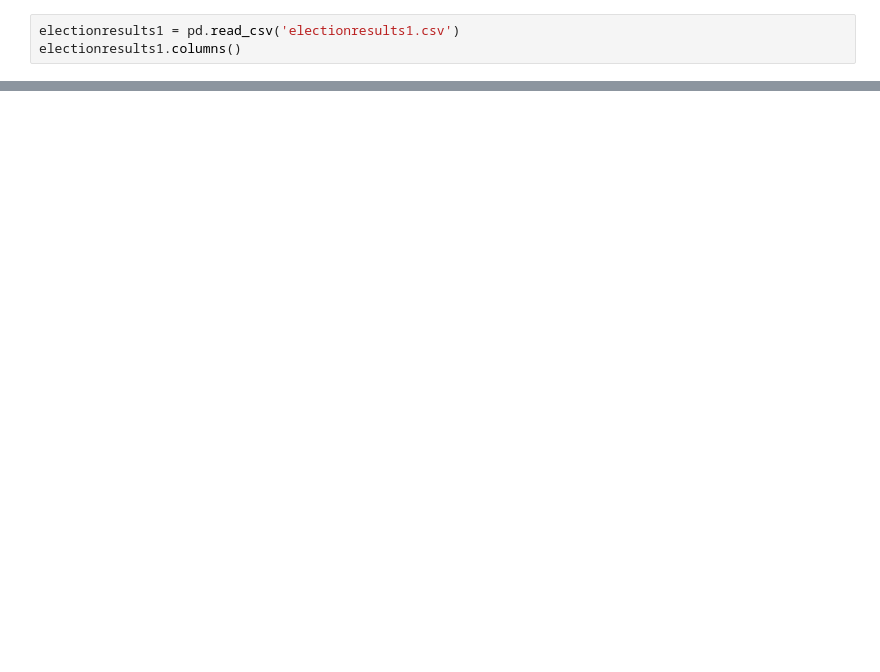
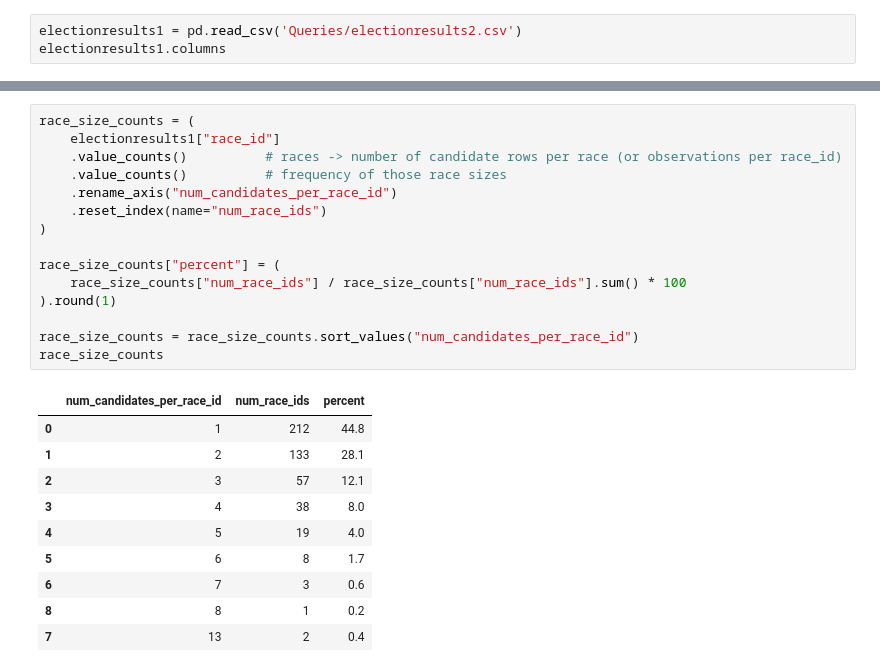
Before and after one commit to myschne/GoodParty, a Jupyter notebook: datacleaning.ipynb, the cells around one changed output, grey strips where cells are left out. Saved outputs shown, nothing was run; the diff lists cells and outputs as text; blank space fills up the shorter version.

```diff
--- a/datacleaning.ipynb
+++ b/datacleaning.ipynb
@@ -3,4 +6,4 @@ import pandas as pd
 # %%
-electionresults1 = pd.read_csv('electionresults1.csv')
-electionresults1.columns()
+electionresults1 = pd.read_csv('Queries/electionresults2.csv')
+electionresults1.columns
 # %% [output]
@@ -9,0 +134,26 @@ df
+# %%
+race_size_counts = (
+    electionresults1["race_id"]
+    .value_counts()          # races -> number of candidate rows per race (or observations per race_id)
+    .value_counts()          # frequency of those race sizes
+    .rename_axis("num_candidates_per_race_id")
+    .reset_index(name="num_race_ids")
+)
+
+race_size_counts["percent"] = (
+    race_size_counts["num_race_ids"] / race_size_counts["num_race_ids"].sum() * 100
+).round(1)
+
+race_size_counts = race_size_counts.sort_values("num_candidates_per_race_id")
+race_size_counts
+# %% [output]
+|  | num_candidates_per_race_id | num_race_ids | percent |
+| 0 | 1 | 212 | 44.8 |
+| 1 | 2 | 133 | 28.1 |
+| 2 | 3 | 57 | 12.1 |
+| 3 | 4 | 38 | 8.0 |
+| 4 | 5 | 19 | 4.0 |
+| 5 | 6 | 8 | 1.7 |
+| 6 | 7 | 3 | 0.6 |
+| 8 | 8 | 1 | 0.2 |
+| 7 | 13 | 2 | 0.4 |
```
Also changed, not shown: parts of 16 cells of this notebook, 2 other files.
